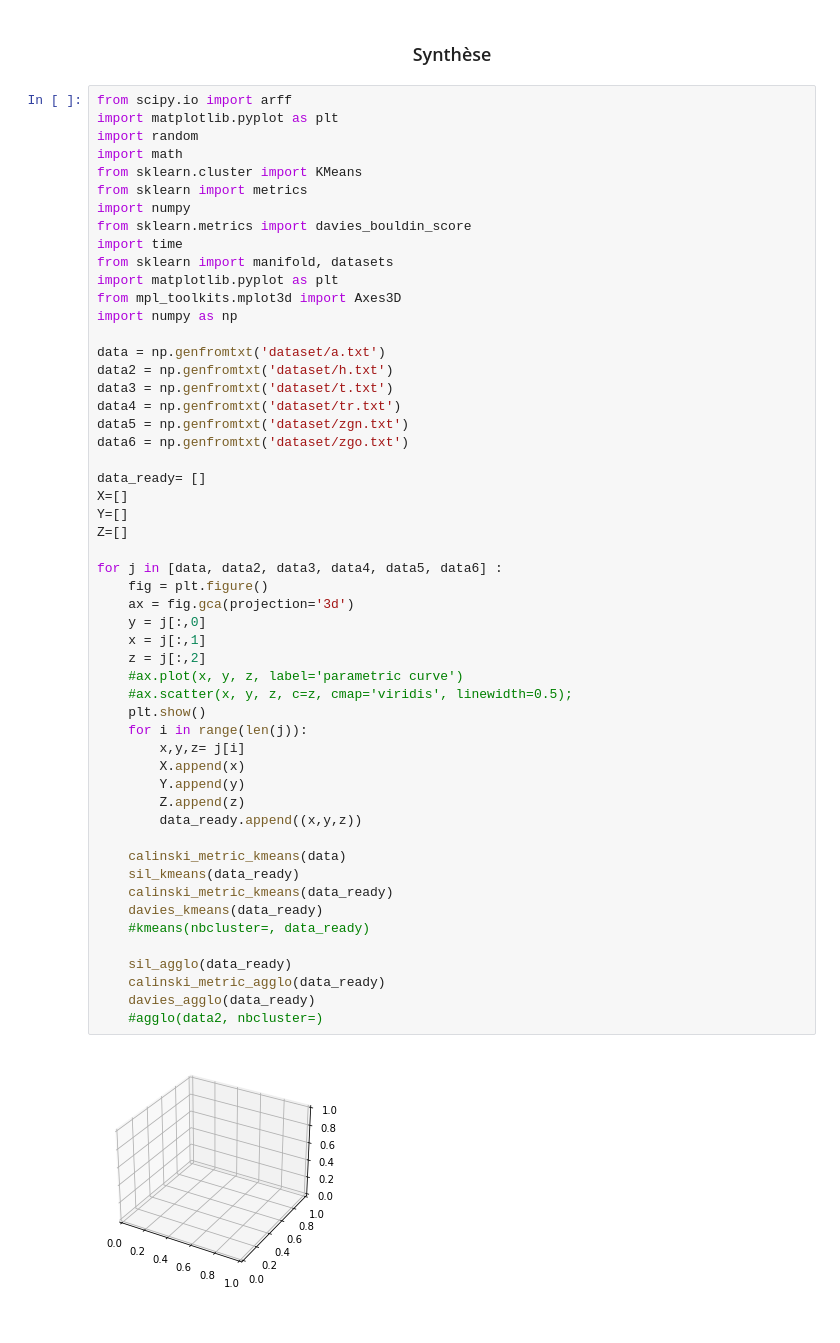
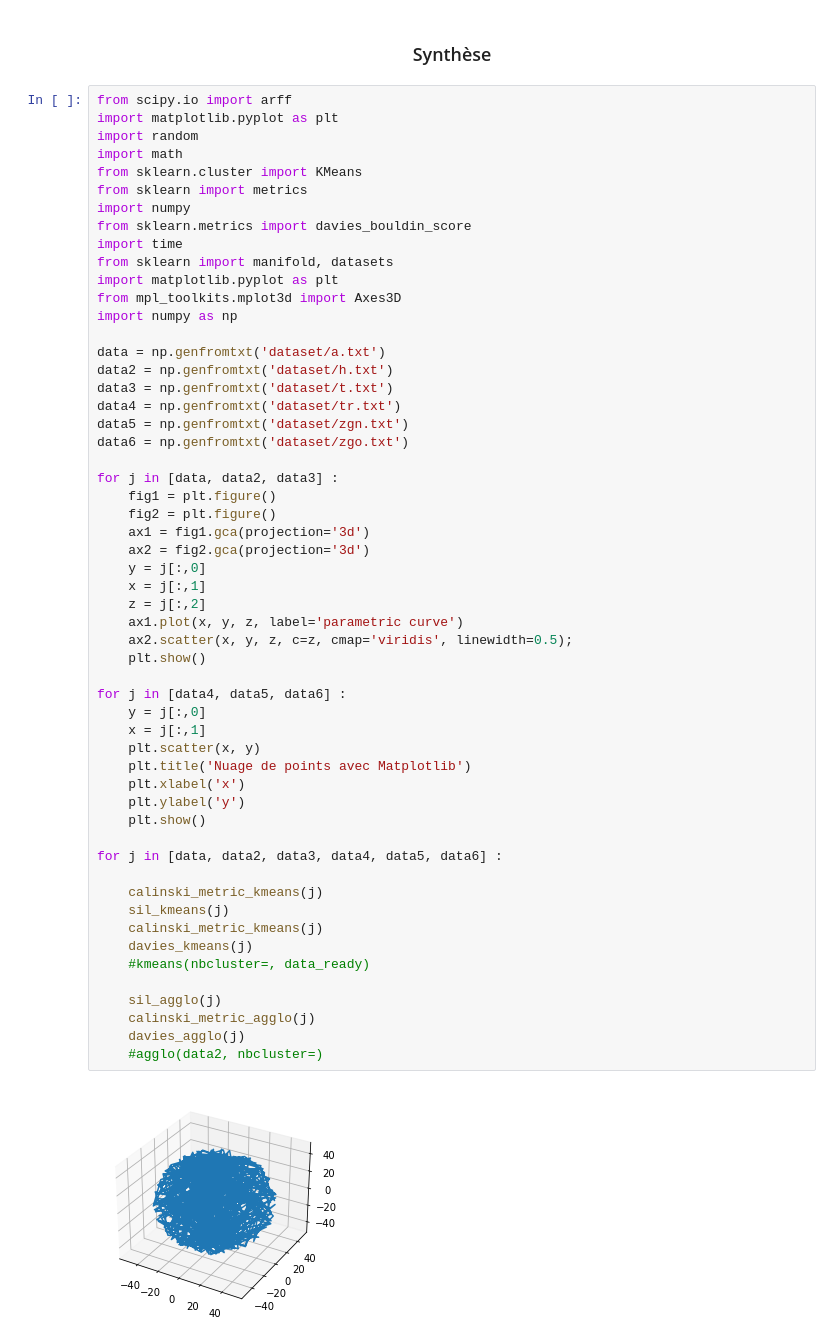
Before and after one commit to LMAGallois/Clustering, a Jupyter notebook: TP1.ipynb, the cells around one changed output. Drawn from its saved outputs; the diff is of its cells as text.

```diff
--- a/TP1.ipynb
+++ b/TP1.ipynb
@@ -495,54 +495,56 @@ def HDBSCAN (data2, my_min_samp):
 from scipy.io import arff
 import matplotlib.pyplot as plt
 import random
 import math
 from sklearn.cluster import KMeans
 from sklearn import metrics
 import numpy
 from sklearn.metrics import davies_bouldin_score
 import time
 from sklearn import manifold, datasets
 import matplotlib.pyplot as plt
 from mpl_toolkits.mplot3d import Axes3D
 import numpy as np
 
 data = np.genfromtxt('dataset/a.txt')
 data2 = np.genfromtxt('dataset/h.txt')
 data3 = np.genfromtxt('dataset/t.txt')
 data4 = np.genfromtxt('dataset/tr.txt')
 data5 = np.genfromtxt('dataset/zgn.txt')
 data6 = np.genfromtxt('dataset/zgo.txt')
 
-data_ready= []
-X=[]
-Y=[]
-Z=[]
-
-for j in [data, data2, data3, data4, data5, data6] :
-    fig = plt.figure()
-    ax = fig.gca(projection='3d')
+for j in [data, data2, data3] :
+    fig1 = plt.figure()
+    fig2 = plt.figure()
+    ax1 = fig1.gca(projection='3d')
+    ax2 = fig2.gca(projection='3d')
     y = j[:,0]
     x = j[:,1]
     z = j[:,2]
-    #ax.plot(x, y, z, label='parametric curve')
-    #ax.scatter(x, y, z, c=z, cmap='viridis', linewidth=0.5);
+    ax1.plot(x, y, z, label='parametric curve')
+    ax2.scatter(x, y, z, c=z, cmap='viridis', linewidth=0.5);
     plt.show()
-    for i in range(len(j)):
-        x,y,z= j[i]
-        X.append(x)
-        Y.append(y)
-        Z.append(z)
-        data_ready.append((x,y,z))
 
-    calinski_metric_kmeans(data)
-    sil_kmeans(data_ready)
-    calinski_metric_kmeans(data_ready)
-    davies_kmeans(data_ready)
+for j in [data4, data5, data6] :
+    y = j[:,0]
+    x = j[:,1]
+    plt.scatter(x, y)
+    plt.title('Nuage de points avec Matplotlib')
+    plt.xlabel('x')
+    plt.ylabel('y')
+    plt.show()
+
+for j in [data, data2, data3, data4, data5, data6] :
+
+    calinski_metric_kmeans(j)
+    sil_kmeans(j)
+    calinski_metric_kmeans(j)
+    davies_kmeans(j)
     #kmeans(nbcluster=, data_ready)
 
-    sil_agglo(data_ready)
-    calinski_metric_agglo(data_ready)
-    davies_agglo(data_ready)
+    sil_agglo(j)
+    calinski_metric_agglo(j)
+    davies_agglo(j)
     #agglo(data2, nbcluster=)
 # %% [output]
-[figure, old version]
+[figure, new version]
```
Also changed, not shown: parts of 2 cells of this notebook.
